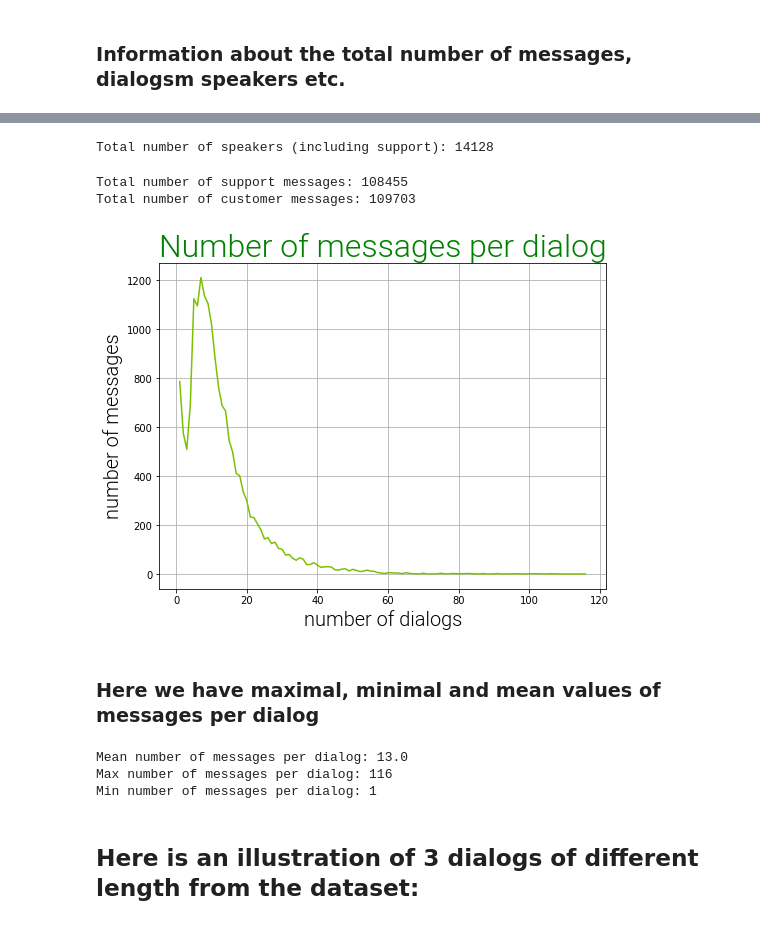
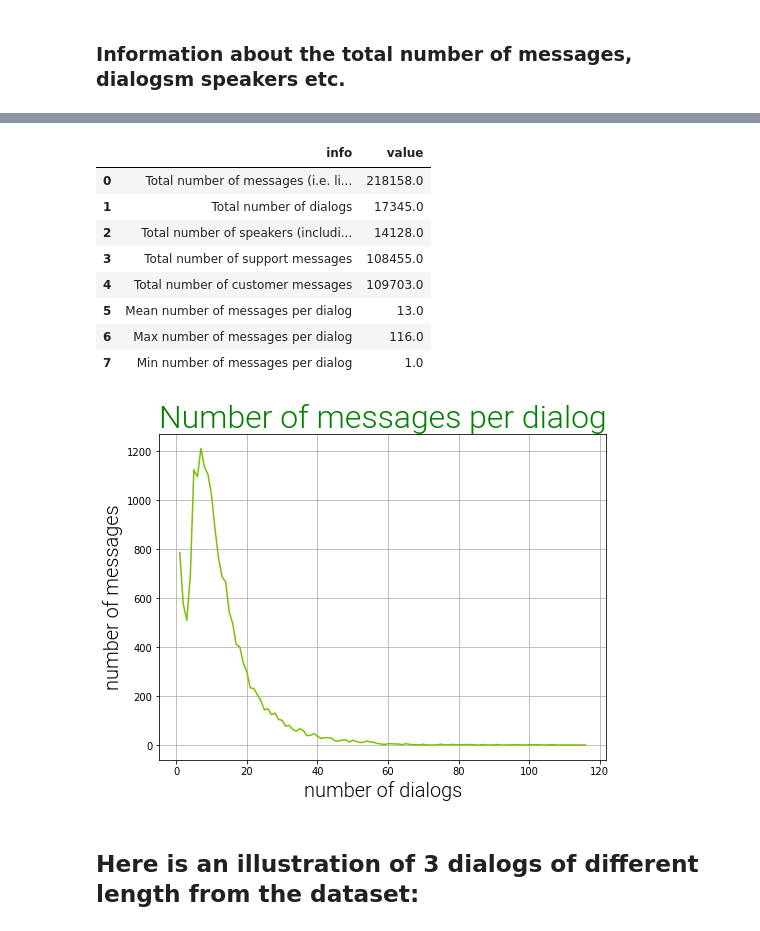
Before and after one commit to mokoron/EDA, a Jupyter notebook: eda_omega.ipynb, the cells around one changed output, grey strips where cells are left out. Drawn from its saved outputs; the diff is of its cells as text; code cells hidden in the pictures.

```diff
--- a/eda_omega.ipynb
+++ b/eda_omega.ipynb
@@ -101,45 +70,16 @@ Total number of dialogs: 17345
-# %%
-speakers_number = len(data['speaker_index'].unique())
-info.loc[2] = 'Total number of speakers (including support)', speakers_number
-print(f'Total number of speakers (including support): {speakers_number}')
-# %% [output]
-Total number of speakers (including support): 14128
-# %%
-support_number = data['support'].value_counts()
-info.loc[3] = 'Total number of support messages', support_number[1]
-print(f'Total number of support messages: {support_number[1]}')
-info.loc[4] = 'Total number of customer messages', support_number[0]
-print(f'Total number of customer messages: {support_number[0]}')
-# %% [output]
-Total number of support messages: 108455
-Total number of customer messages: 109703
-# %%
-message_number = data['dialog_index'].value_counts()
-dial_stat = Counter(list(message_number))
-plt.figure(figsize=(8,6))
-plt.plot(*zip(*sorted(dial_stat.items())), color='#7BC100')
-plt.grid(True)
-plt.ylabel('number of messages',fontproperties=fontprop_axis)
-plt.xlabel('number of dialogs',fontproperties=fontprop_axis)
-plt.title('Number of messages per dialog', loc='left',fontproperties=fontprop_title, color="green")
-plt.show()
-# %% [output]
-[figure, removed]
-# %% [markdown]
-### Here we have maximal, minimal and mean values of messages per dialog
-# %%
-men = round(np.mean(message_number), 0)
-mx = np.max(message_number)
-mn = np.min(message_number)
-info.loc[5] = 'Mean number of messages per dialog', men
-print(f'Mean number of messages per dialog: {men}')
-info.loc[6] = 'Max number of messages per dialog', mx
-print(f'Max number of messages per dialog: {mx}')
-info.loc[7] = 'Min number of messages per dialog', mn
-print(f'Min number of messages per dialog: {mn}')
-# %% [output]
-Mean number of messages per dialog: 13.0
-Max number of messages per dialog: 116
-Min number of messages per dialog: 1
+# %%
+info, plt, ex_mn, ex_men, ex_mx = inform(data)
+info
+# %% [output]
+|  | info | value |
+| 0 | Total number of messages (i.e. li... | 218158.0 |
+| 1 | Total number of dialogs | 17345.0 |
+| 2 | Total number of speakers (includi... | 14128.0 |
+| 3 | Total number of support messages | 108455.0 |
+| 4 | Total number of customer messages | 109703.0 |
+| 5 | Mean number of messages per dialog | 13.0 |
+| 6 | Max number of messages per dialog | 116.0 |
+| 7 | Min number of messages per dialog | 1.0 |
+[figure, added]
 # %% [markdown]
 ## Here is an illustration of 3 dialogs of different length from the dataset:
```
Also changed, not shown: parts of 45 cells of this notebook.
